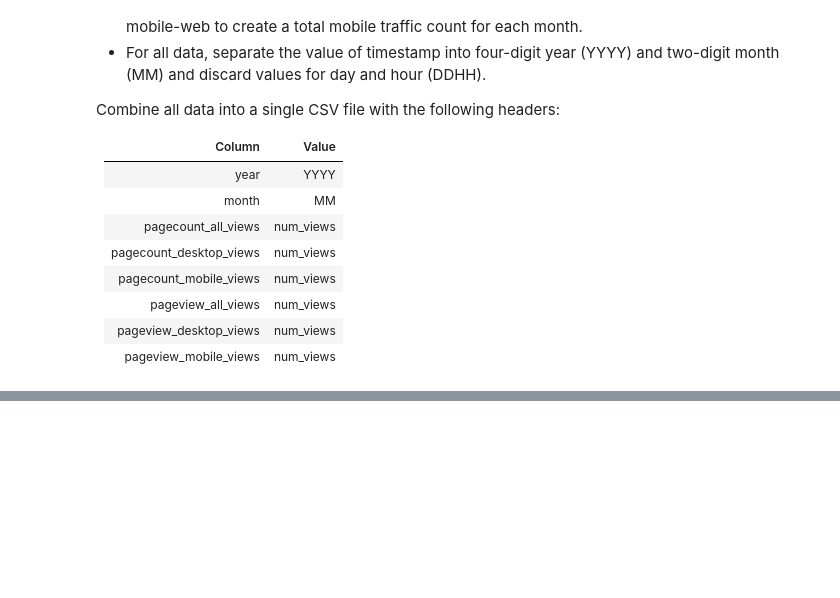
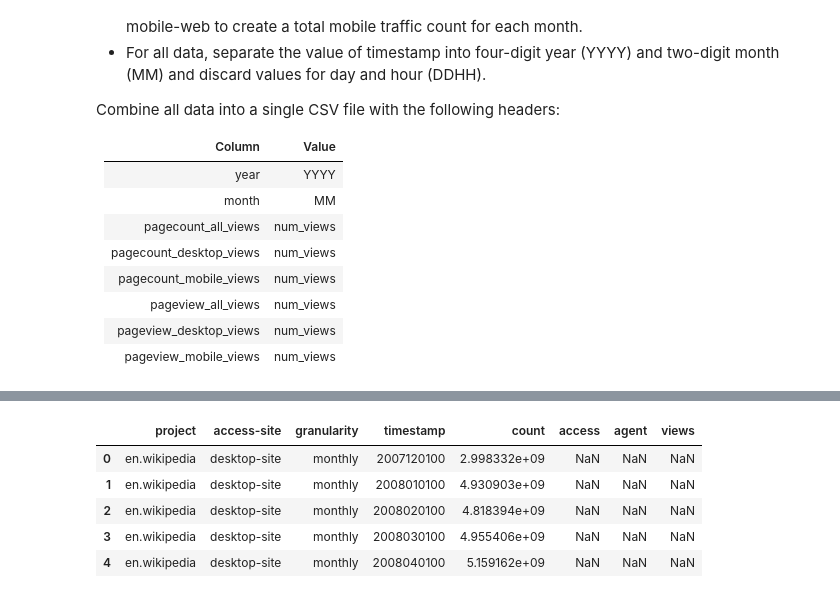
Before and after one commit to emi90/DATA512, a Jupyter notebook: A1/A1_DataCuration.ipynb, the cells around one changed output, grey strips where cells are left out. Cells and saved outputs as stored; diff of their text form; code cells hidden in the pictures; blank space fills up the shorter version.

```diff
--- a/A1/A1_DataCuration.ipynb
+++ b/A1/A1_DataCuration.ipynb
@@ -223,8 +223,11 @@ Combine all data into a single CSV file with the following headers:
 # %%
 import pandas as pd
 # %%
-for file in file_paths:
-    print(file)
-    with open(file) as f:
+# process json file to dataframe
+
+def get_df(path):
+    with open(path) as f:
         data = json.load(f)
-        df = pd.read_html(data)
+    df = pd.DataFrame(data)
+
+    return df
@@ -233,0 +234,8 @@ ImportError: lxml not found, please install it
+# %%
+# concat to single dataframe
+
+dfs = [get_df(file) for file in file_paths]
+
+df = pd.concat(dfs)
+
+df.head()
@@ -233,0 +249,11 @@ ImportError: lxml not found, please install it
+# %%
+df_norm = pd.json_normalize(df['items'])
+
+df_norm.head()
+# %% [output]
+|  | project | access-site | granularity | timestamp | count | access | agent | views |
+| 0 | en.wikipedia | desktop-site | monthly | 2007120100 | 2.998332e+09 | NaN | NaN | NaN |
+| 1 | en.wikipedia | desktop-site | monthly | 2008010100 | 4.930903e+09 | NaN | NaN | NaN |
+| 2 | en.wikipedia | desktop-site | monthly | 2008020100 | 4.818394e+09 | NaN | NaN | NaN |
+| 3 | en.wikipedia | desktop-site | monthly | 2008030100 | 4.955406e+09 | NaN | NaN | NaN |
+| 4 | en.wikipedia | desktop-site | monthly | 2008040100 | 5.159162e+09 | NaN | NaN | NaN |
```
Also changed, not shown: parts of 6 cells of this notebook.
